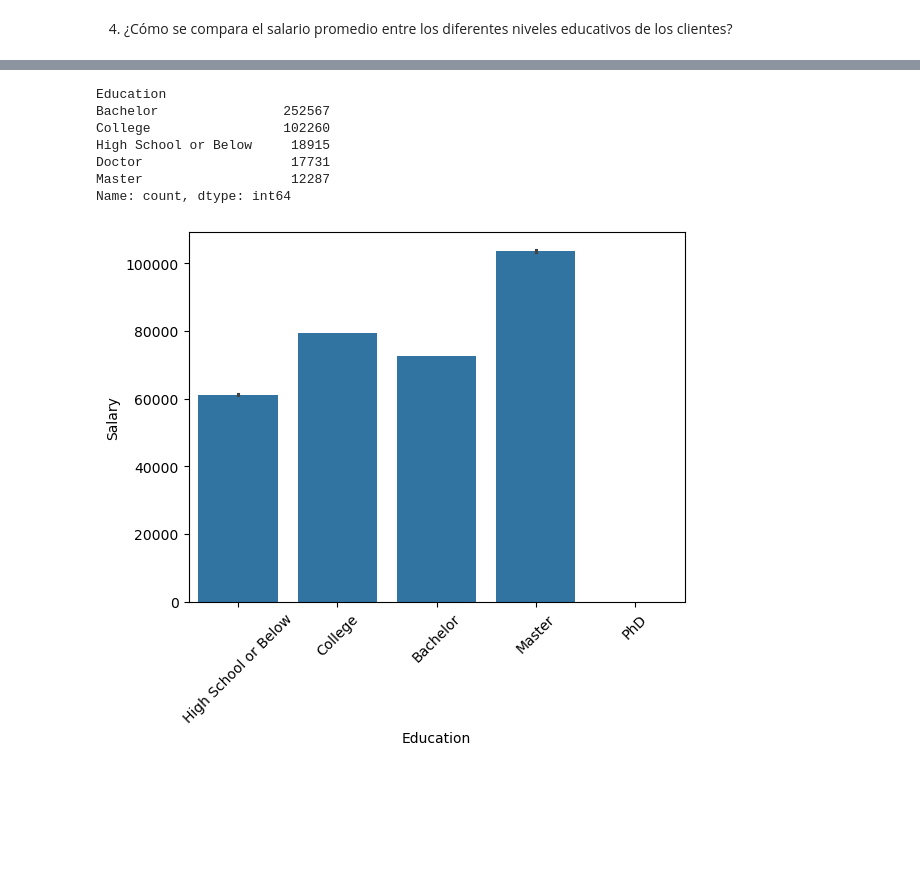
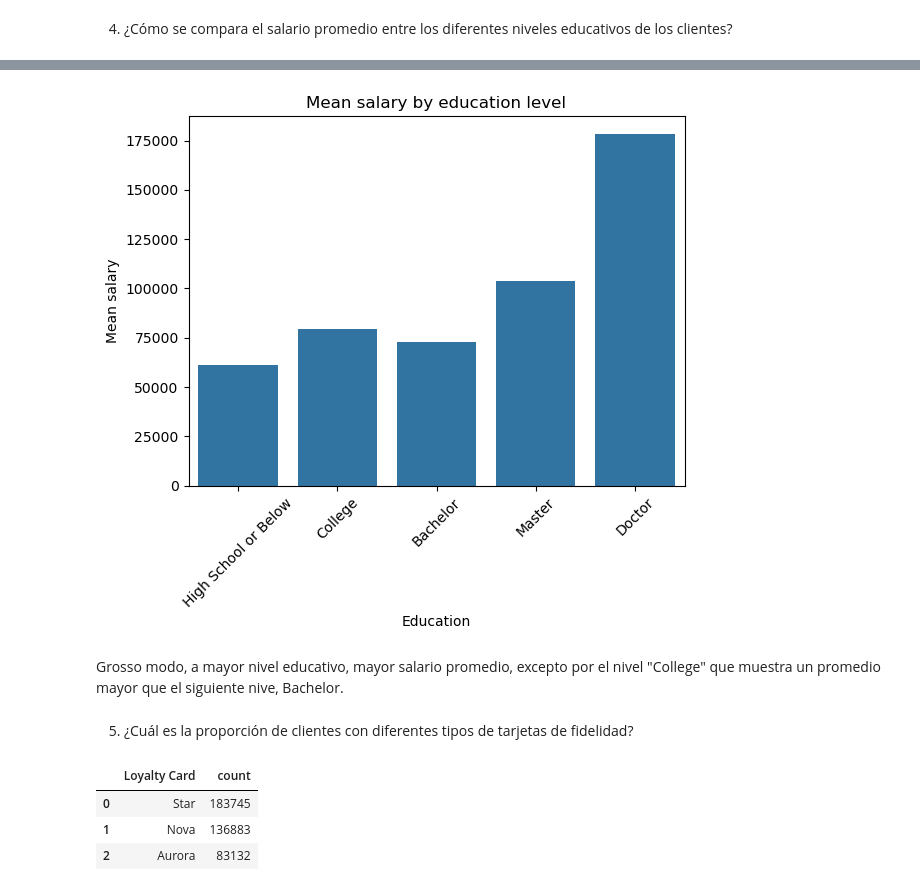
Before and after one commit to Adalab/bda-modulo-3-evaluacion-final-AndreinaTeixeira, a Jupyter notebook: evaluacion 3.ipynb, the cells around one changed output, grey strips where cells are left out. Drawn from its saved outputs; the diff is of its cells as text; code cells hidden in the pictures; blank space fills up the shorter version.

```diff
--- a/evaluacion 3.ipynb
+++ b/evaluacion 3.ipynb
@@ -869,17 +865,19 @@ mean_salary
-# %%
-inner_merge["Education"].value_counts()
-# %% [output]
-Education
-Bachelor                252567
-College                 102260
-High School or Below     18915
-Doctor                   17731
-Master                   12287
-Name: count, dtype: int64
 # %%
-education_order = ["High School or Below", "College", "Bachelor", "Master", "PhD"]
+education_order = ["High School or Below", "College", "Bachelor", "Master", "Doctor"] #ordenar de menor a mayor nivel educativo
-# %%
-sns.barplot(data=inner_merge, y='Salary', x = 'Education', order = education_order)
-plt.xticks(rotation = 45);
-# %% [output]
-[figure, removed]
+# %%
+mean_salary = inner_merge.groupby("Education")["Salary"].mean().reindex(education_order)
+# usar el promedio de salario de cada nivel educativo y no el general de la columna Salary
+# %%
+mean_salary_df = mean_salary.rename("Average Salary").reset_index() # convertir la serie en data frame
+# %%
+sns.barplot(data=mean_salary_df, x="Education", y="Average Salary", order=education_order)
+plt.xticks(rotation=45)
+plt.ylabel("Mean salary")
+plt.title("Mean salary by education level")
+plt.show()
+# %% [output]
+[figure, added]
+# %% [markdown]
+Grosso modo, a mayor nivel educativo, mayor salario promedio, excepto por el nivel "College" que muestra un promedio mayor que el siguiente nive, Bachelor.
+# %% [markdown]
+5. ¿Cuál es la proporción de clientes con diferentes tipos de tarjetas de fidelidad?
@@ -885,0 +887,7 @@ plt.xticks(rotation = 45);
+# %%
+recuento
+# %% [output]
+|  | Loyalty Card | count |
+| 0 | Star | 183745 |
+| 1 | Nova | 136883 |
+| 2 | Aurora | 83132 |
```
Also changed, not shown: parts of 14 cells of this notebook.
